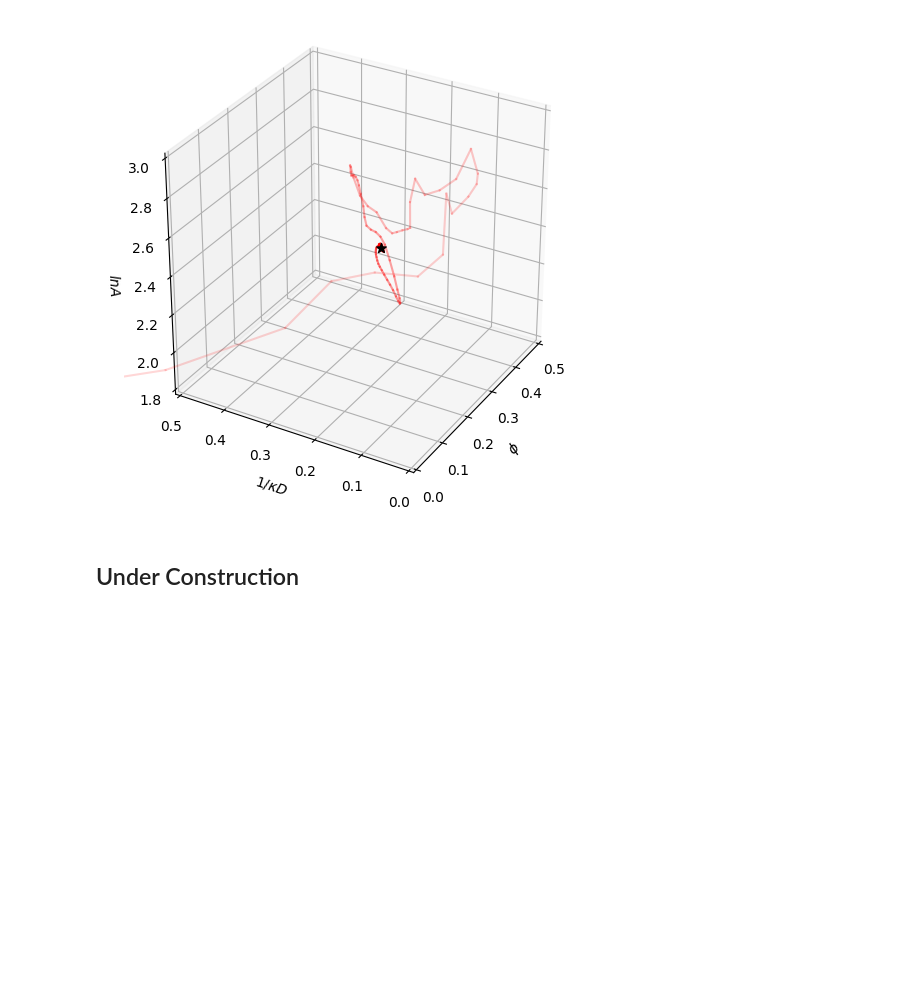
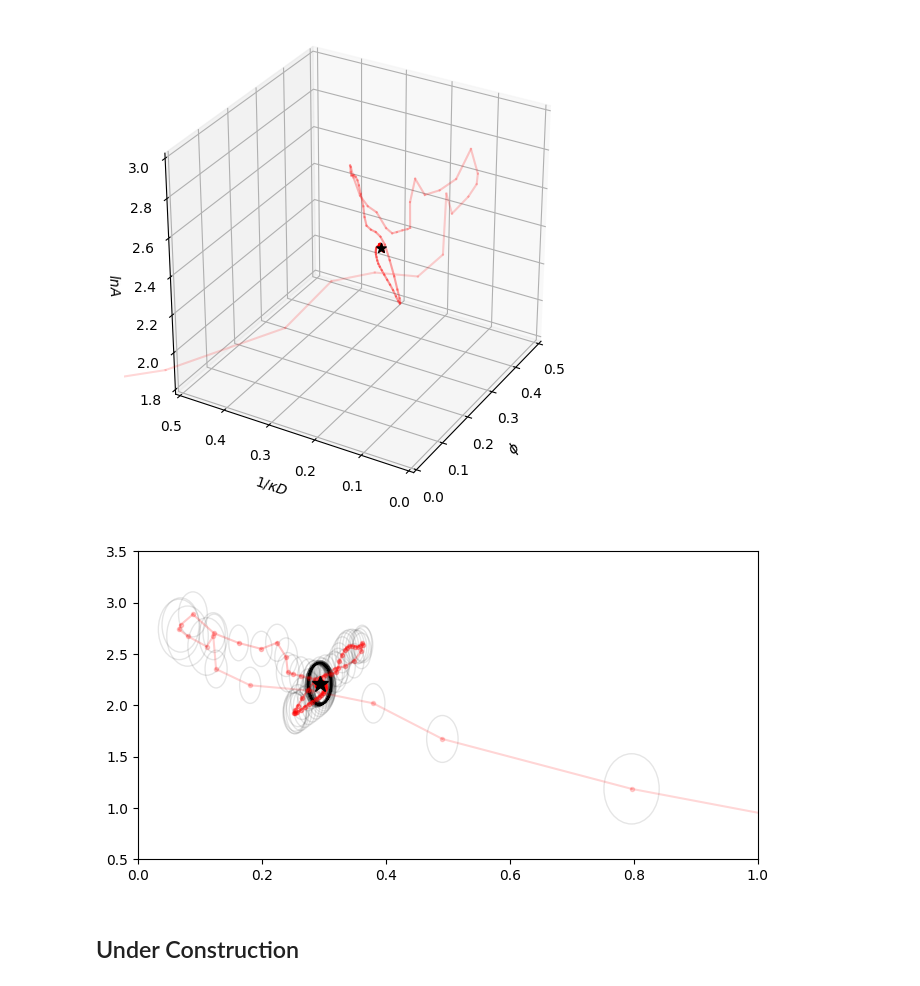
Before and after one commit to ch-tung/SQ_VAE, a Jupyter notebook: Fit_cVAE_sigma.ipynb, the cells around one changed output. Cells and saved outputs as stored; diff of their text form; code cells hidden in the pictures; blank space fills up the shorter version.

Commit message:
CI on the scatter plot

```diff
--- a/Fit_cVAE_sigma.ipynb
+++ b/Fit_cVAE_sigma.ipynb
@@ -693,6 +693,9 @@ ax = fig.add_subplot(projection='3d')
 eta_i = []
 kappa_i = []
 lnA_i = []
+eta_err_i = []
+kappa_err_i = []
+lnA_err_i = []
 for i in range(len(fp_epoch)):
     if 0:
         break
@@ -700,9 +703,16 @@ for i in range(len(fp_epoch)):
         continue
 
     fp_i = fp_epoch[i]
-    eta_i.append(gp_eta.predict(SQ_th(M, fp_i).numpy(), return_std=True)[0])
-    kappa_i.append(gp_kappa.predict(SQ_th(model, fp_i).numpy(), return_std=True)[0])
-    lnA_i.append(gp_lnA.predict(SQ_th(M, fp_i).numpy(), return_std=True)[0])
+    eta_fp = gp_eta.predict(SQ_th(M, fp_i).numpy(), return_std=True)
+    kappa_fp = gp_kappa.predict(SQ_th(M, fp_i).numpy(), return_std=True)
+    lnA_fp = gp_lnA.predict(SQ_th(M, fp_i).numpy(), return_std=True)
+    eta_i.append(eta_fp[0])
+    kappa_i.append(kappa_fp[0])
+    lnA_i.append(lnA_fp[0])
+    eta_err_i.append(eta_fp[1])
+    kappa_err_i.append(kappa_fp[1])
+    lnA_err_i.append(lnA_fp[1])
+
 
 for j in range(len(eta_i)):
     if j==0:
@@ -731,6 +741,33 @@ plt.savefig(scatter_name.format(epoch))
 plt.show()
 # %% [output]
 [figure]
+# %%
+import matplotlib.patches as patches
+fig, ax = plt.subplots(figsize=(8, 4))
+
+for j in range(len(eta_i)):
+    alpha0 = 0.1
+    ax.plot(kappa_i[j][0], lnA_i[j][0],
+            '.r',alpha=alpha0+(1-alpha0)*(j/len(eta_i)))
+    ellipsoid = patches.Ellipse((kappa_i[j][0], lnA_i[j][0]),
+                                kappa_err_i[j][0]*2,lnA_err_i[j][0]*2,
+                                edgecolor='k', facecolor='none' ,alpha=0.1)
+    ax.add_patch(ellipsoid)
+
+    if j==0:
+        continue
+
+    ax.plot([kappa_i[j-1][0],kappa_i[j][0]], [lnA_i[j-1][0],lnA_i[j][0]],
+            '-r',alpha=alpha0+(1-alpha0)*(j/len(eta_i)))
+
+ax.plot(kappa_i[-1][0], lnA_i[-1][0],
+        'k*',markersize=12)
+
+ax.set_xlim([0, 1])
+ax.set_ylim([0.5, 3.5])
+plt.show()
+# %% [output]
+[figure, added]
 # %% [markdown]
 ## Under Construction
 # %% [markdown]
```
Also changed, not shown: parts of 1 cell of this notebook.
